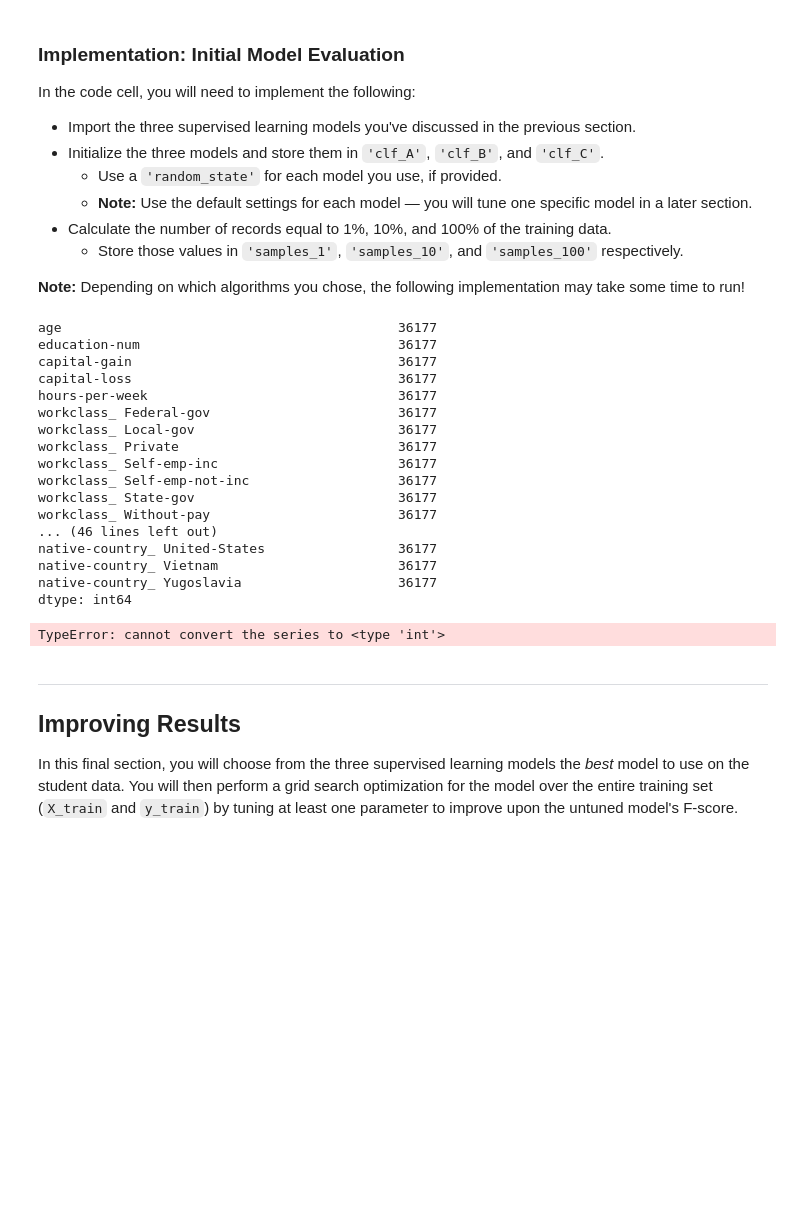
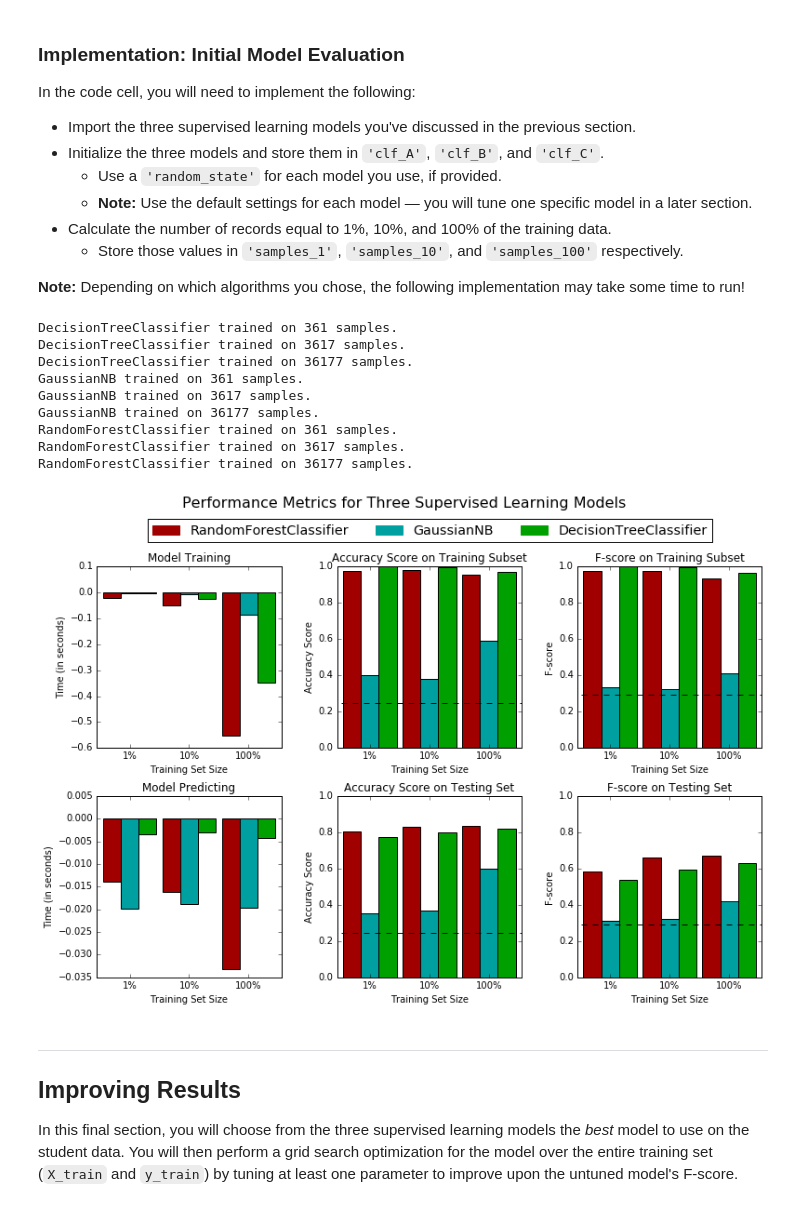
Before and after one commit to vhquang/machine-learning, a Jupyter notebook: projects/finding_donors/finding_donors.ipynb, the cells around one changed output. Cells and saved outputs as stored; diff of their text form; code cells hidden in the pictures; blank space fills up the shorter version.

```diff
--- a/projects/finding_donors/finding_donors.ipynb
+++ b/projects/finding_donors/finding_donors.ipynb
@@ -417,53 +416,44 @@ In the code cell, you will need to implement the following:
 # TODO: Import the three supervised learning models from sklearn
 from sklearn.tree import DecisionTreeClassifier
 from sklearn.naive_bayes import GaussianNB
 from sklearn.ensemble import RandomForestClassifier
 
 # TODO: Initialize the three models
 clf_A = DecisionTreeClassifier(random_state=0)
 clf_B = GaussianNB()
 clf_C = RandomForestClassifier(random_state=0)
 
 # TODO: Calculate the number of samples for 1%, 10%, and 100% of the training data
 # HINT: samples_100 is the entire training set i.e. len(y_train)
 # HINT: samples_10 is 10% of samples_100
 # HINT: samples_1 is 1% of samples_100
-size = X_train.count()
-print(size)
+size = len(X_train)
 samples_100 = size
 samples_10 = int(size * 0.1)
 samples_1 = int(size * 0.01)
 
 # Collect results on the learners
 results = {}
 for clf in [clf_A, clf_B, clf_C]:
     clf_name = clf.__class__.__name__
     results[clf_name] = {}
     for i, samples in enumerate([samples_1, samples_10, samples_100]):
         results[clf_name][i] = \
         train_predict(clf, samples, X_train, y_train, X_test, y_test)
 
 # Run metrics visualization for the three supervised learning models chosen
 vs.evaluate(results, accuracy, fscore)
 # %% [output]
-age                                           36177
-education-num                                 36177
-capital-gain                                  36177
-capital-loss                                  36177
-hours-per-week                                36177
-workclass_ Federal-gov                        36177
-workclass_ Local-gov                          36177
-workclass_ Private                            36177
-workclass_ Self-emp-inc                       36177
-workclass_ Self-emp-not-inc                   36177
-workclass_ State-gov                          36177
-workclass_ Without-pay                        36177
-... (46 lines left out)
-native-country_ United-States                 36177
-native-country_ Vietnam                       36177
-native-country_ Yugoslavia                    36177
-dtype: int64
+DecisionTreeClassifier trained on 361 samples.
+DecisionTreeClassifier trained on 3617 samples.
+DecisionTreeClassifier trained on 36177 samples.
+GaussianNB trained on 361 samples.
+GaussianNB trained on 3617 samples.
+GaussianNB trained on 36177 samples.
+RandomForestClassifier trained on 361 samples.
+RandomForestClassifier trained on 3617 samples.
+RandomForestClassifier trained on 36177 samples.
-TypeError: cannot convert the series to <type 'int'>
+[figure, added]
 # %% [markdown]
 ----
 ## Improving Results
```
Also changed, not shown: parts of 20 cells of this notebook, 1 other file.
